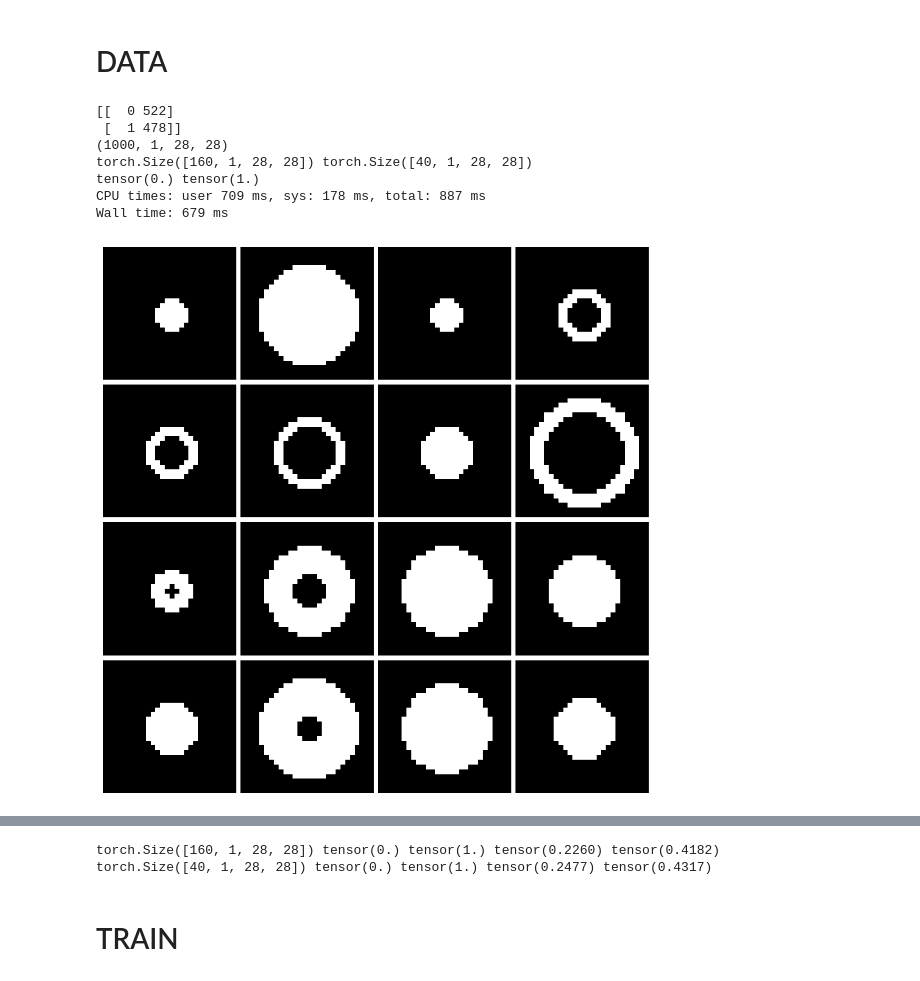
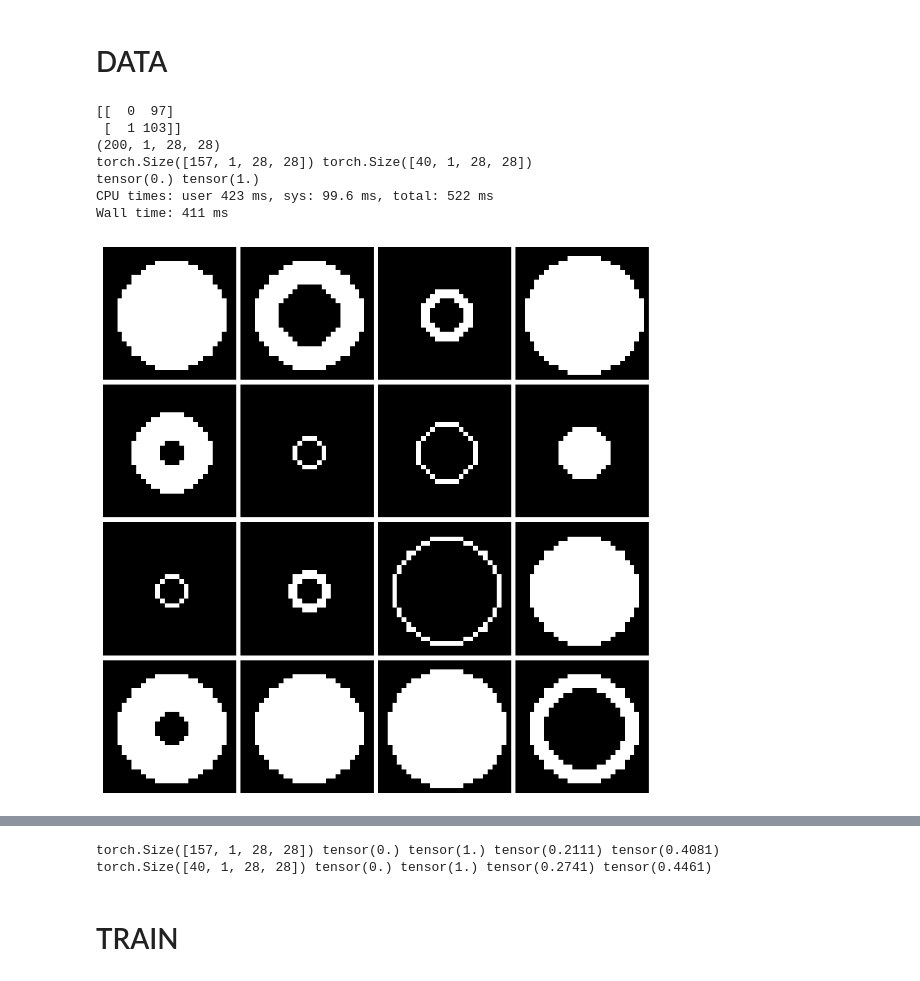
Before and after one commit to dmandache/ModelDegeneration, a Jupyter notebook: test_pythae.ipynb, the cells around one changed output, grey strips where cells are left out. Drawn from its saved outputs; the diff is of its cells as text; code cells hidden in the pictures.

```diff
--- a/test_pythae.ipynb
+++ b/test_pythae.ipynb
@@ -34,7 +36,7 @@ def plot_grid(data, grid_size=4):
 %%time
 
 if DATA_SET == 'Circles' :
-    shapes, targets = gen_circles_dataset(num_images=1000, seed=42)
+    shapes, targets = gen_circles_dataset(num_images=200, seed=42)
     print(np.array(np.unique(targets, return_counts=True)).T)
 
     shapes = shapes.reshape(-1, 1, 28, 28) / 255.
@@ -65,37 +67,37 @@ elif DATA_SET == 'Shapes' :
     train_dataset = torch.from_numpy(shapes[train_indeces].astype(np.float32))
     eval_dataset = torch.from_numpy(shapes[test_indeces].astype(np.float32))
 
     train_labels = targets[train_indeces]
     eval_labels = targets[test_indeces]
 
 elif DATA_SET == 'MNIST' :
     mnist_trainset = datasets.MNIST(root='./data', train=True, download=True, transform=None)
 
     # train_indeces = sample_indices(mnist_trainset.targets, k=500, max_classes=2, seed=42)
     # remaining_indeces = list(set(range(len(mnist_trainset.targets)))-set(train_indeces))
     # test_indeces = sample_indices(mnist_trainset.targets[remaining_indeces], k=50, seed=42)
 
     subsampled_indeces = sample_indices(mnist_trainset.targets, k=1000, max_classes=2, seed=42)
     train_indeces = random.sample(subsampled_indeces, int(0.8*len(subsampled_indeces)))
     test_indeces = list(set(subsampled_indeces)-set(train_indeces))
 
     train_dataset = mnist_trainset.data[train_indeces].reshape(-1, 1, 28, 28) / 255.
     eval_dataset = mnist_trainset.data[test_indeces].reshape(-1, 1, 28, 28) / 255.
 
     train_labels = mnist_trainset.targets[train_indeces]
     eval_labels = mnist_trainset.targets[test_indeces]
 
 print(train_dataset.shape, eval_dataset.shape)
 print(train_dataset.min(), train_dataset.max())
 
 plot_grid(train_dataset)
 plot_grid(eval_dataset)
 # %% [output]
-[[  0 522]
- [  1 478]]
-(1000, 1, 28, 28)
-torch.Size([160, 1, 28, 28]) torch.Size([40, 1, 28, 28])
+[[  0  97]
+ [  1 103]]
+(200, 1, 28, 28)
+torch.Size([157, 1, 28, 28]) torch.Size([40, 1, 28, 28])
 tensor(0.) tensor(1.)
-CPU times: user 709 ms, sys: 178 ms, total: 887 ms
-Wall time: 679 ms
+CPU times: user 423 ms, sys: 99.6 ms, total: 522 ms
+Wall time: 411 ms
-[figure, old version]
+[figure, new version]
@@ -104,8 +106,8 @@ Wall time: 679 ms
 print(train_dataset.shape, train_dataset.min(), train_dataset.max(), train_dataset.mean(), train_dataset.std())
 print(eval_dataset.shape, eval_dataset.min(), eval_dataset.max(), eval_dataset.mean(), eval_dataset.std())
 # %% [output]
-torch.Size([160, 1, 28, 28]) tensor(0.) tensor(1.) tensor(0.2260) tensor(0.4182)
-torch.Size([40, 1, 28, 28]) tensor(0.) tensor(1.) tensor(0.2477) tensor(0.4317)
+torch.Size([157, 1, 28, 28]) tensor(0.) tensor(1.) tensor(0.2111) tensor(0.4081)
+torch.Size([40, 1, 28, 28]) tensor(0.) tensor(1.) tensor(0.2741) tensor(0.4461)
 # %%
 # train_mean, train_std = train_dataset.mean(), train_dataset.std()
 # train_dataset -= train_mean / train_std
```
Also changed, not shown: parts of 8 cells of this notebook, 1 other file.
